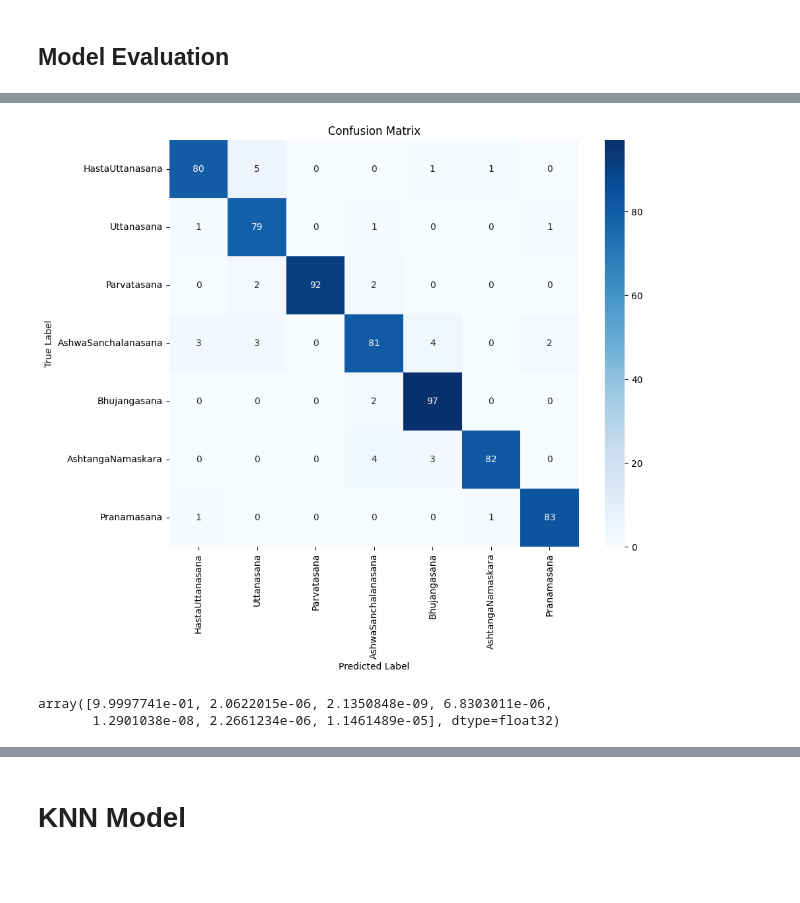
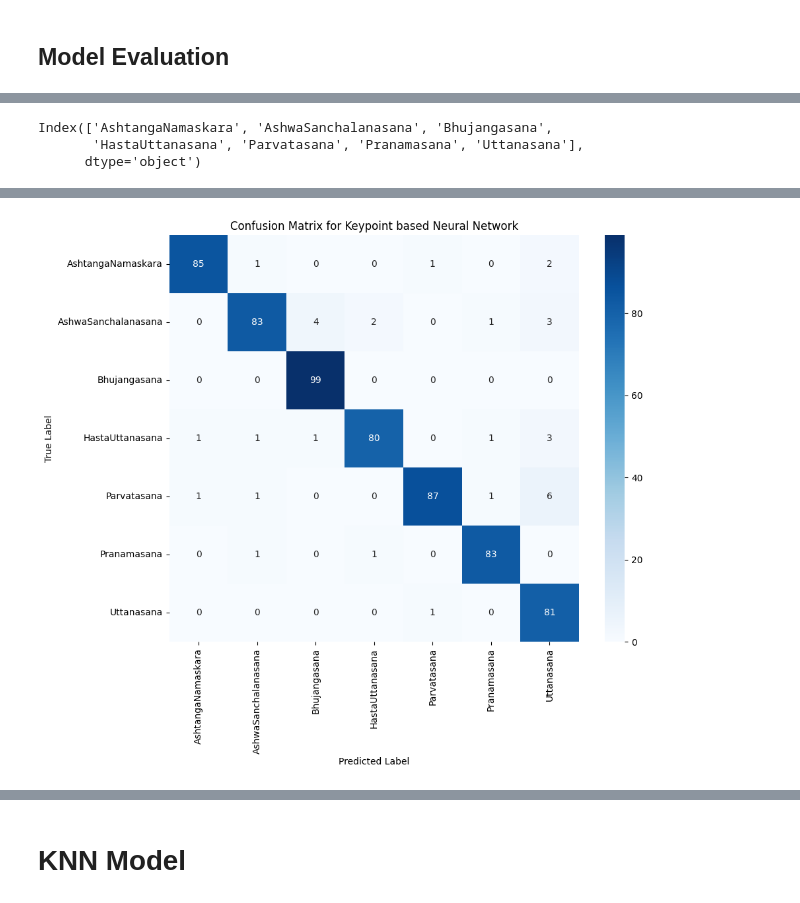
Before and after one commit to dilkushsingh/YogaBuddy, a Jupyter notebook: notebooks/classifier_on_keypoints.ipynb, the cells around one changed output, grey strips where cells are left out. Cells and saved outputs as stored; diff of their text form; code cells hidden in the pictures; blank space fills up the shorter version.

Commit message:
Update keypoints based neural network

```diff
--- a/notebooks/classifier_on_keypoints.ipynb
+++ b/notebooks/classifier_on_keypoints.ipynb
@@ -170,10 +82,9 @@ from keras.callbacks import ModelCheckpoint, EarlyStopping, CSVLogger
 # %%
 model = Sequential([
-    Dense(128, activation='relu', input_shape=(66,)),
-    Dropout(0.5),
-
+    Input((X_train.shape[1],)),
+    Dense(128, activation='relu'),
+    Dropout(0.2),
     Dense(64, activation='relu'),
-    Dropout(0.5),
-
-    Dense(len(class_names), activation='softmax')
+    Dropout(0.2),
+    Dense(y_train.shape[1], activation='softmax')
 ])
@@ -202,5 +113,5 @@ model.compile(optimizer='adam', loss='categorical_crossentropy', metrics=['accur
 # %%
-checkpoint_path = '../models/Keypoints_Keras_model.keras'
+checkpoint_path = '../models/Keypoints_NN_model.keras'
 checkpoint = ModelCheckpoint(
     filepath=checkpoint_path,
     monitor='val_loss',
@@ -217,17 +128,11 @@ earlystop = EarlyStopping(
     restore_best_weights=True
 )
 
-csv_logger = CSVLogger('../logs/keypoint_classifier.log')
+csv_logger = CSVLogger('../logs/keypoint_nn_classifier.log')
 
 callbacks = [checkpoint, earlystop, csv_logger]
 # %% [markdown]
 ## Model Training
 # %%
-history = model.fit(
-    processed_X_train, y_train,
-    epochs=100,
-    batch_size=16,
-    validation_data=(processed_X_val, y_val),
-    callbacks=callbacks
-)
+history = model.fit(X_train, y_train, epochs=50, batch_size=16, validation_data=(X_val, y_val), callbacks=callbacks)
 # %% [output]
@@ -294,0 +192,4 @@ import numpy as np
+# %%
+y_pred_probs = model.predict(X_test)
+y_pred = np.argmax(y_pred_probs, axis=1)
+y_true = np.argmax(y_test, axis=1)
@@ -295,14 +198,16 @@ import numpy as np
+# %%
+y_test.columns
+# %% [output]
+Index(['AshtangaNamaskara', 'AshwaSanchalanasana', 'Bhujangasana',
+       'HastaUttanasana', 'Parvatasana', 'Pranamasana', 'Uttanasana'],
+      dtype='object')
 # %%
-y_pred_probs = model.predict(processed_X_test)
-y_pred = np.argmax(y_pred_probs, axis=1)
-y_true = np.argmax(y_test, axis=1)
-
 conf_matrix = confusion_matrix(y_true, y_pred)
 
 plt.figure(figsize=(10, 8))
-sns.heatmap(conf_matrix, annot=True, fmt='d', cmap='Blues', xticklabels=class_names, yticklabels=class_names)
+sns.heatmap(conf_matrix, annot=True, fmt='d', cmap='Blues', xticklabels=y_test.columns, yticklabels=y_test.columns)
 plt.xlabel('Predicted Label')
 plt.ylabel('True Label')
-plt.title('Confusion Matrix')
+plt.title('Confusion Matrix for Keypoint based Neural Network')
 plt.show()
 # %% [output]
@@ -310,6 +214 @@ plt.show()
-[figure, old version]
+[figure, new version]
-# %%
-y_pred[0]
-# %% [output]
-array([9.9997741e-01, 2.0622015e-06, 2.1350848e-09, 6.8303011e-06,
-       1.2901038e-08, 2.2661234e-06, 1.1461489e-05], dtype=float32)
```
Also changed, not shown: parts of 36 cells of this notebook, 9 other files.
